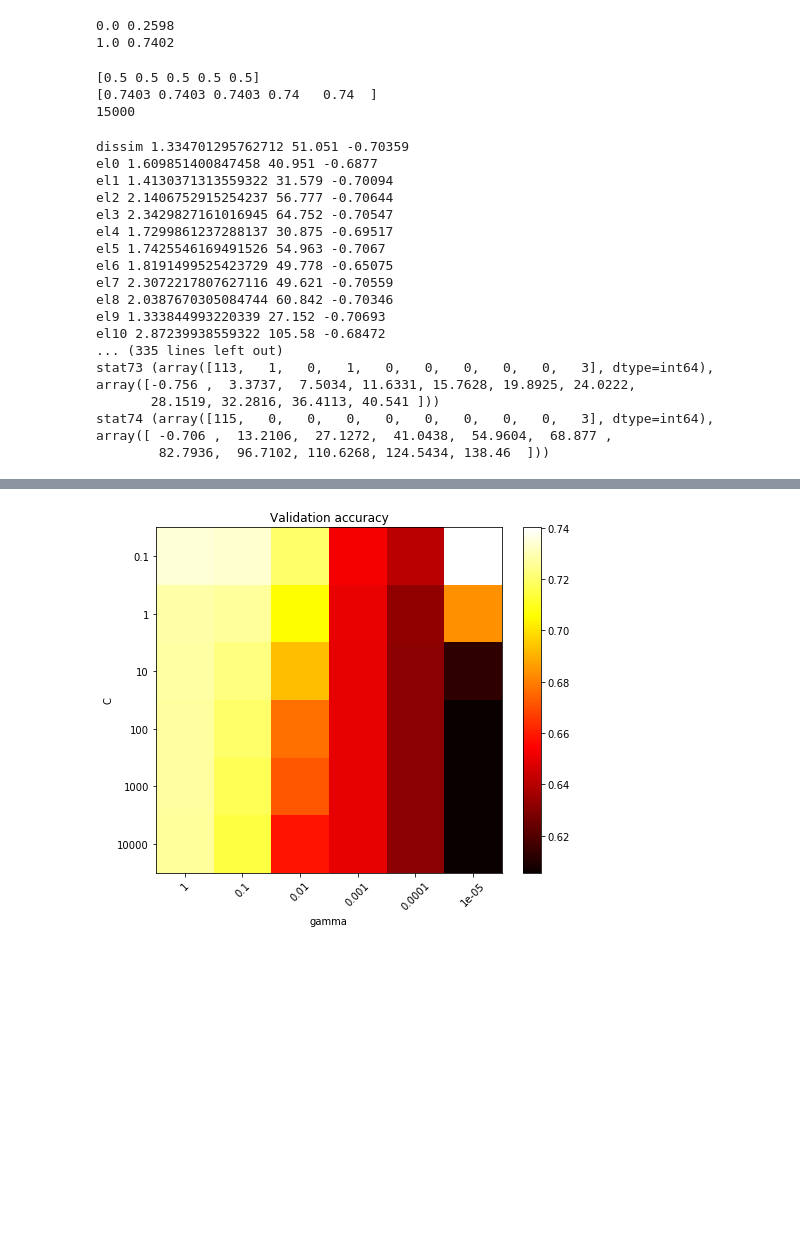
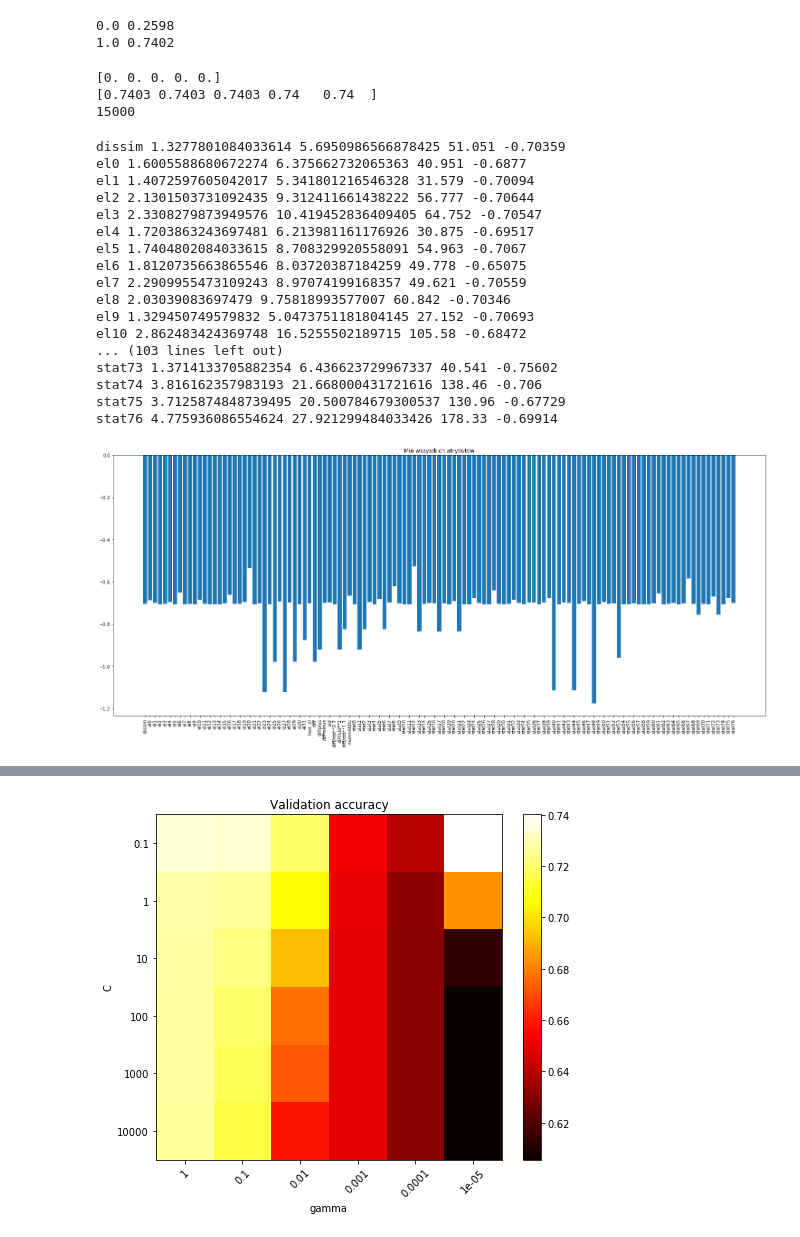
Before and after one commit to TheCommonCold/UM-lab-13, a Jupyter notebook: notebook.ipynb, the cells around one changed output, grey strips where cells are left out. Saved outputs shown, nothing was run; the diff lists cells and outputs as text; code cells hidden in the pictures; blank space fills up the shorter version.

```diff
--- a/notebook.ipynb
+++ b/notebook.ipynb
@@ -40,43 +48,56 @@ print(unique[1],counts[1]/np.sum(counts))
 # %%
 clf = DummyClassifier(strategy="most_frequent")
 
-score = cross_val_score(clf, X, y, scoring='balanced_accuracy')
+score = cross_val_score(clf, X, y, scoring=make_scorer(geometric_mean_score))
 print(score)
 score = cross_val_score(clf, X, y, scoring='accuracy')
 print(score)
 
 print(len(X))
 # %% [output]
-[0.5 0.5 0.5 0.5 0.5]
+[0. 0. 0. 0. 0.]
 [0.7403 0.7403 0.7403 0.74   0.74  ]
 15000
 # %%
 mean_=[]
 max_=[]
 min_=[]
+std = []
+median = []
 
 histogram=[]
 
-for i in range(len(X[0])-1):
-    print(header[i],np.mean(X[i,:]),np.max((X[i,:])),np.min((X[i,:])))
-
-for i in range(len(X[0])-1):
-    print(header[i],np.histogram(X[i,:]))
+for i in range(len(X[0])):
+    mean_.append(np.mean(X[i,:]))
+    std.append(np.std(X[i,:]))
+    median.append(np.median(X[i,:]))
+    min_.append(np.min(X[i,:]))
+    max_.append(np.max(X[i,:]))
+    print(header[i],np.mean(X[i,:]),np.std(X[i,:]),np.max((X[i,:])),np.min((X[i,:])))
 # %% [output]
-dissim 1.334701295762712 51.051 -0.70359
-el0 1.609851400847458 40.951 -0.6877
-el1 1.4130371313559322 31.579 -0.70094
-el2 2.1406752915254237 56.777 -0.70644
-el3 2.3429827161016945 64.752 -0.70547
-el4 1.7299861237288137 30.875 -0.69517
-el5 1.7425546169491526 54.963 -0.7067
-el6 1.8191499525423729 49.778 -0.65075
-el7 2.3072217807627116 49.621 -0.70559
-el8 2.0387670305084744 60.842 -0.70346
-el9 1.333844993220339 27.152 -0.70693
-el10 2.87239938559322 105.58 -0.68472
-... (335 lines left out)
-stat73 (array([113,   1,   0,   1,   0,   0,   0,   0,   0,   3], dtype=int64), array([-0.756 ,  3.3737,  7.5034, 11.6331, 15.7628, 19.8925, 24.0222,
-       28.1519, 32.2816, 36.4113, 40.541 ]))
-stat74 (array([115,   0,   0,   0,   0,   0,   0,   0,   0,   3], dtype=int64), array([ -0.706 ,  13.2106,  27.1272,  41.0438,  54.9604,  68.877 ,
-        82.7936,  96.7102, 110.6268, 124.5434, 138.46  ]))
+dissim 1.3277801084033614 5.6950986566878425 51.051 -0.70359
+el0 1.6005588680672274 6.375662732065363 40.951 -0.6877
+el1 1.4072597605042017 5.341801216546328 31.579 -0.70094
+el2 2.1301503731092435 9.312411661438222 56.777 -0.70644
+el3 2.3308279873949576 10.419452836409405 64.752 -0.70547
+el4 1.7203863243697481 6.213981161176926 30.875 -0.69517
+el5 1.7404802084033615 8.708329920558091 54.963 -0.7067
+el6 1.8120735663865546 8.03720387184259 49.778 -0.65075
+el7 2.2909955473109243 8.97074199168357 49.621 -0.70559
+el8 2.03039083697479 9.75818993577007 60.842 -0.70346
+el9 1.329450749579832 5.0473751181804145 27.152 -0.70693
+el10 2.862483424369748 16.5255502189715 105.58 -0.68472
+... (103 lines left out)
+stat73 1.3714133705882354 6.436623729967337 40.541 -0.75602
+stat74 3.816162357983193 21.668000431721616 138.46 -0.706
+stat75 3.7125874848739495 20.500784679300537 130.96 -0.67729
+stat76 4.775936086554624 27.921299484033426 178.33 -0.69914
+# %%
+fig = plt.figure(figsize=(20, 8))
+ax = fig.add_axes([1,1,1,1])
+ax.bar(header[:-1],min_)
+ax.set_title('Min wszystkich atrybutów')
+plt.xticks(rotation=90)
+plt.savefig("min.png", dpi=300, bbox_inches='tight')
+# %% [output]
+[figure, added]
```
Also changed, not shown: parts of 13 cells of this notebook, 41 other files.
